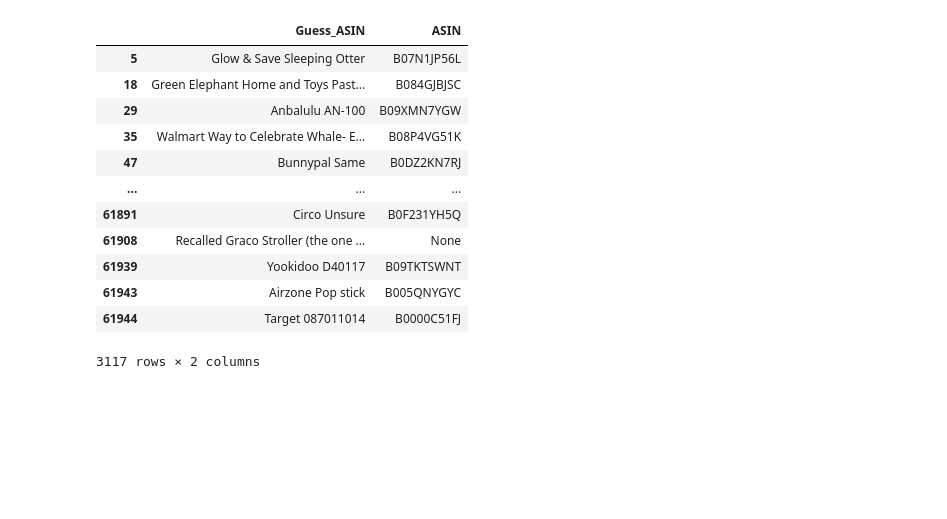
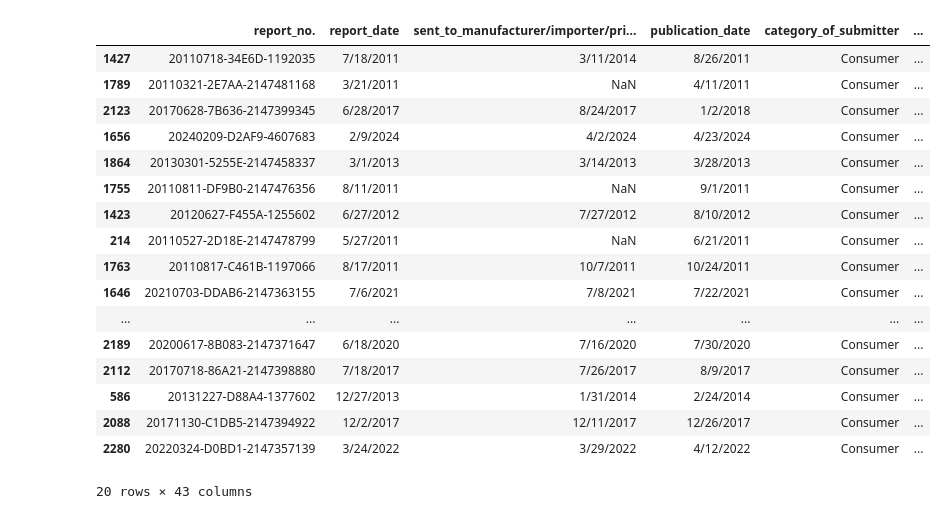
Before and after one commit to rebekah-eichberg/summer-2025-safeify, a Jupyter notebook: alex_fuzzy_matching/duckduckgo_asins.ipynb, the cells around one changed output. Cells and saved outputs as stored; diff of their text form; code cells hidden in the pictures; blank space fills up the shorter version.

```diff
--- a/alex_fuzzy_matching/duckduckgo_asins.ipynb
+++ b/alex_fuzzy_matching/duckduckgo_asins.ipynb
@@ -76,8 +154,28 @@ reports['Guess_ASIN']=reports['Title']
+# %%
+# Import incident reports with asin numbers from links
+%run asin_in_text.ipynb
+reports=pd.read_csv("reports.csv",index_col=0)
+
+# Limit the number of records if TESTING=true
+if TESTING and len(reports)>MAX_INCIDENTS:
+    reports=reports.sample(MAX_INCIDENTS,random_state=1066)
+# %%
+# We define the query column, which is used to search for a product.
+# It concatenates the brand, model_name_or_number, and product_description.
+
+reports['query']=reports.brand.fillna('').astype(str)+' '+\
+                 reports.model_name_or_number.fillna('').astype(str) + ' ' +\
+                 reports.product_description.fillna('').astype(str)
 # %%
-reports['ASIN']=reports['Guess_ASIN'].apply(amazon_asin)
+reports['search_result']=reports['query'].progress_apply(amazon_asin)
 # %%
-step=10
-for i in range(0,3117,step):
-    print(i,"of", 3117)
-    reports.loc[reports.index[i:i+step],'ASIN']=reports.loc[reports.index[i:i+step],'Guess_ASIN'].apply(amazon_asin)
+for i,item in reports.iterrows():
+    print("Brand:", item.brand)
+    print("Model No:", item.model_name_or_number)
+    print("Description:", item.product_description)
+
+    print("Search Results:")
+    for result in item.search_result:
+        print(result)
+    print("\n \n")
 # %% [output]
@@ -101,17 +199,22 @@ for i in range(0,3117,step):
 # %%
-reports[['Guess_ASIN','ASIN']]
+reports
 # %% [output]
-|  | Guess_ASIN | ASIN |
-| 5 | Glow & Save Sleeping Otter | B07N1JP56L |
-| 18 | Green Elephant Home and Toys Past... | B084GJBJSC |
-| 29 | Anbalulu AN-100 | B09XMN7YGW |
-| 35 | Walmart Way to Celebrate Whale- E... | B08P4VG51K |
-| 47 | Bunnypal Same | B0DZ2KN7RJ |
-| ... | ... | ... |
-| 61891 | Circo Unsure | B0F231YH5Q |
-| 61908 | Recalled Graco Stroller (the one ... | None |
-| 61939 | Yookidoo D40117 | B09TKTSWNT |
-| 61943 | Airzone Pop stick | B005QNYGYC |
-| 61944 | Target 087011014 | B0000C51FJ |
+|  | report_no. | report_date | sent_to_manufacturer/importer/pri... | publication_date | category_of_submitter | ... |
+| 1427 | 20110718-34E6D-1192035 | 7/18/2011 | 3/11/2014 | 8/26/2011 | Consumer | ... |
+| 1789 | 20110321-2E7AA-2147481168 | 3/21/2011 | NaN | 4/11/2011 | Consumer | ... |
+| 2123 | 20170628-7B636-2147399345 | 6/28/2017 | 8/24/2017 | 1/2/2018 | Consumer | ... |
+| 1656 | 20240209-D2AF9-4607683 | 2/9/2024 | 4/2/2024 | 4/23/2024 | Consumer | ... |
+| 1864 | 20130301-5255E-2147458337 | 3/1/2013 | 3/14/2013 | 3/28/2013 | Consumer | ... |
+| 1755 | 20110811-DF9B0-2147476356 | 8/11/2011 | NaN | 9/1/2011 | Consumer | ... |
+| 1423 | 20120627-F455A-1255602 | 6/27/2012 | 7/27/2012 | 8/10/2012 | Consumer | ... |
+| 214 | 20110527-2D18E-2147478799 | 5/27/2011 | NaN | 6/21/2011 | Consumer | ... |
+| 1763 | 20110817-C461B-1197066 | 8/17/2011 | 10/7/2011 | 10/24/2011 | Consumer | ... |
+| 1646 | 20210703-DDAB6-2147363155 | 7/6/2021 | 7/8/2021 | 7/22/2021 | Consumer | ... |
+| ... | ... | ... | ... | ... | ... | ... |
+| 2189 | 20200617-8B083-2147371647 | 6/18/2020 | 7/16/2020 | 7/30/2020 | Consumer | ... |
+| 2112 | 20170718-86A21-2147398880 | 7/18/2017 | 7/26/2017 | 8/9/2017 | Consumer | ... |
+| 586 | 20131227-D88A4-1377602 | 12/27/2013 | 1/31/2014 | 2/24/2014 | Consumer | ... |
+| 2088 | 20171130-C1DB5-2147394922 | 12/2/2017 | 12/11/2017 | 12/26/2017 | Consumer | ... |
+| 2280 | 20220324-D0BD1-2147357139 | 3/24/2022 | 3/29/2022 | 4/12/2022 | Consumer | ... |
-3117 rows × 2 columns
+20 rows × 43 columns
 # %%
```
Also changed, not shown: parts of 13 cells of this notebook, 2 other files.
